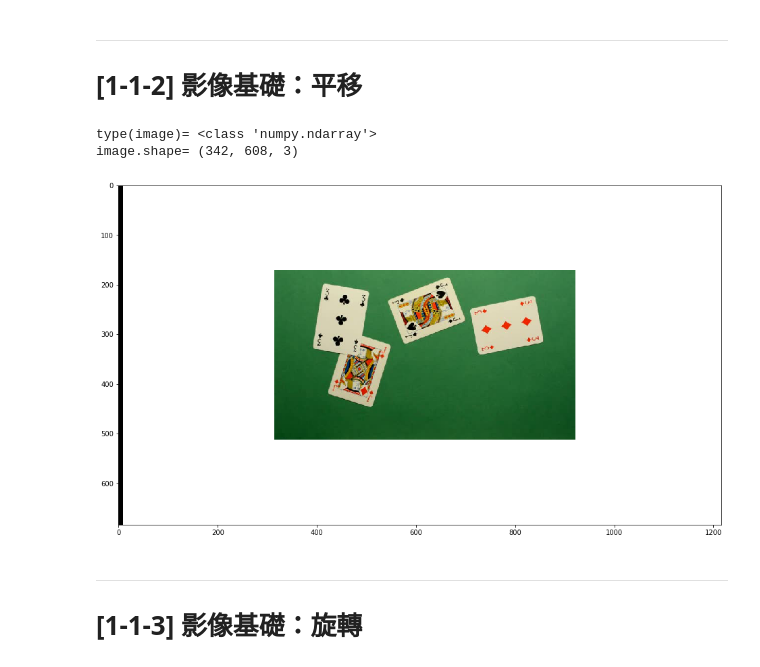
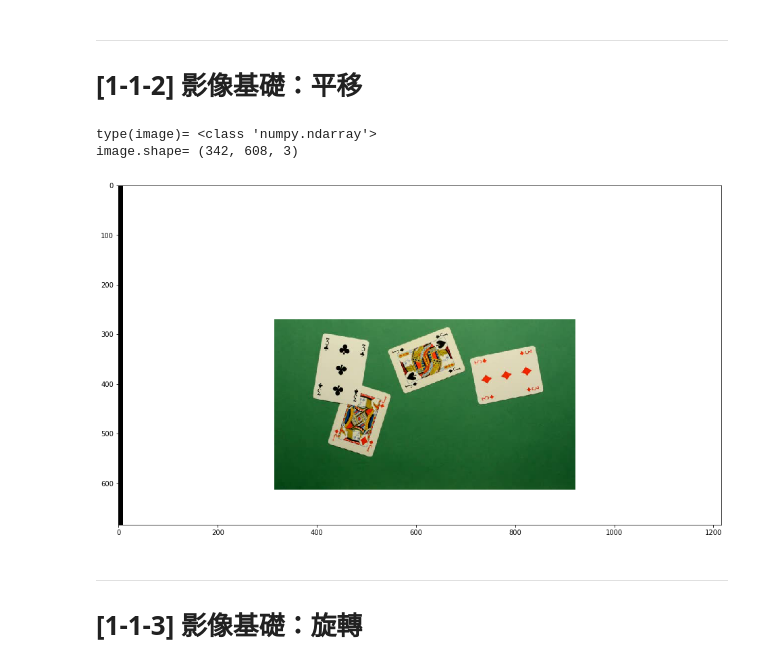
Before and after one commit to huohsien/AIA_CVCNN, a Jupyter notebook: part1/00_computer_vision/CV2.ipynb, the cells around one changed output. Saved outputs shown, nothing was run; the diff lists cells and outputs as text; code cells hidden in the pictures.

```diff
--- a/part1/00_computer_vision/CV2.ipynb
+++ b/part1/00_computer_vision/CV2.ipynb
@@ -45,27 +45,27 @@ plt.show()
 # %%
 image = cv2.imread('poker.jpg',cv2.IMREAD_UNCHANGED)
 image = cv2.cvtColor(image, cv2.COLOR_BGR2RGB)
 print('type(image)=', type(image))
 print('image.shape=', image.shape)
 canvas = np.zeros((image.shape[0]*2, image.shape[1]*2,3), np.uint8) + 255
 #put loaded image into the larger canvas
 
 x_offset = canvas.shape[1] // 2 - image.shape[1] // 2
-y_offset = canvas.shape[0] // 2 - image.shape[0] // 2
+y_offset = canvas.shape[0] // 2 - image.shape[0] // 2 +100
 
 canvas[y_offset:y_offset+image.shape[0], x_offset:x_offset+image.shape[1]] = image
 
 M = np.float32([[1,0,10],[0,1,0]])
 shifted = cv2.warpAffine(canvas,M,(canvas.shape[1],canvas.shape[0]))
 
 
 plt.figure(figsize=(16,16))
 plt.imshow(shifted)
 plt.show()
 # %% [output]
 type(image)= <class 'numpy.ndarray'>
 image.shape= (342, 608, 3)
-[figure, old version]
+[figure, new version]
 # %% [markdown]
 ***
 [1-1-3] 影像基礎：旋轉
```
Also changed, not shown: parts of 8 cells of this notebook.
